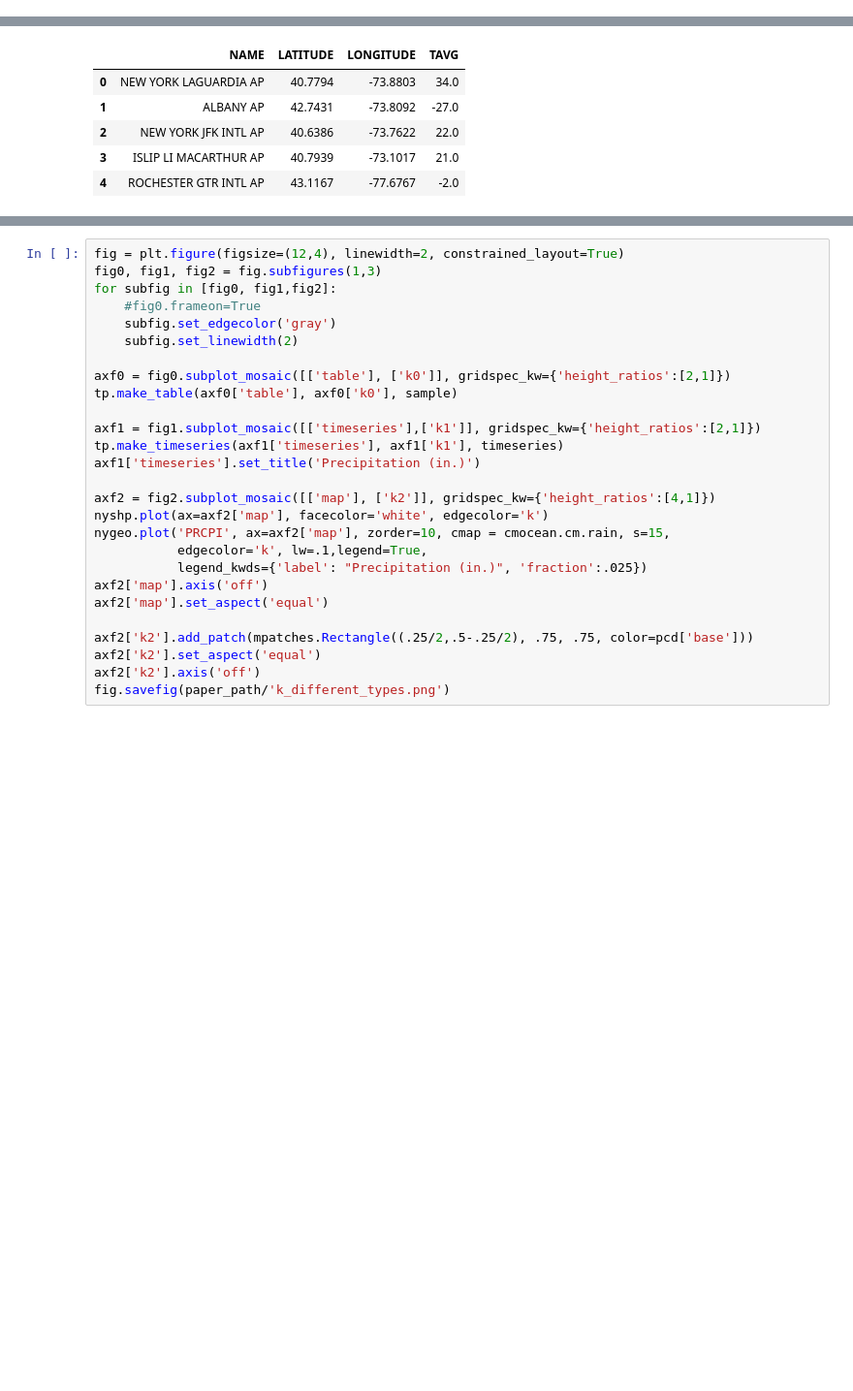
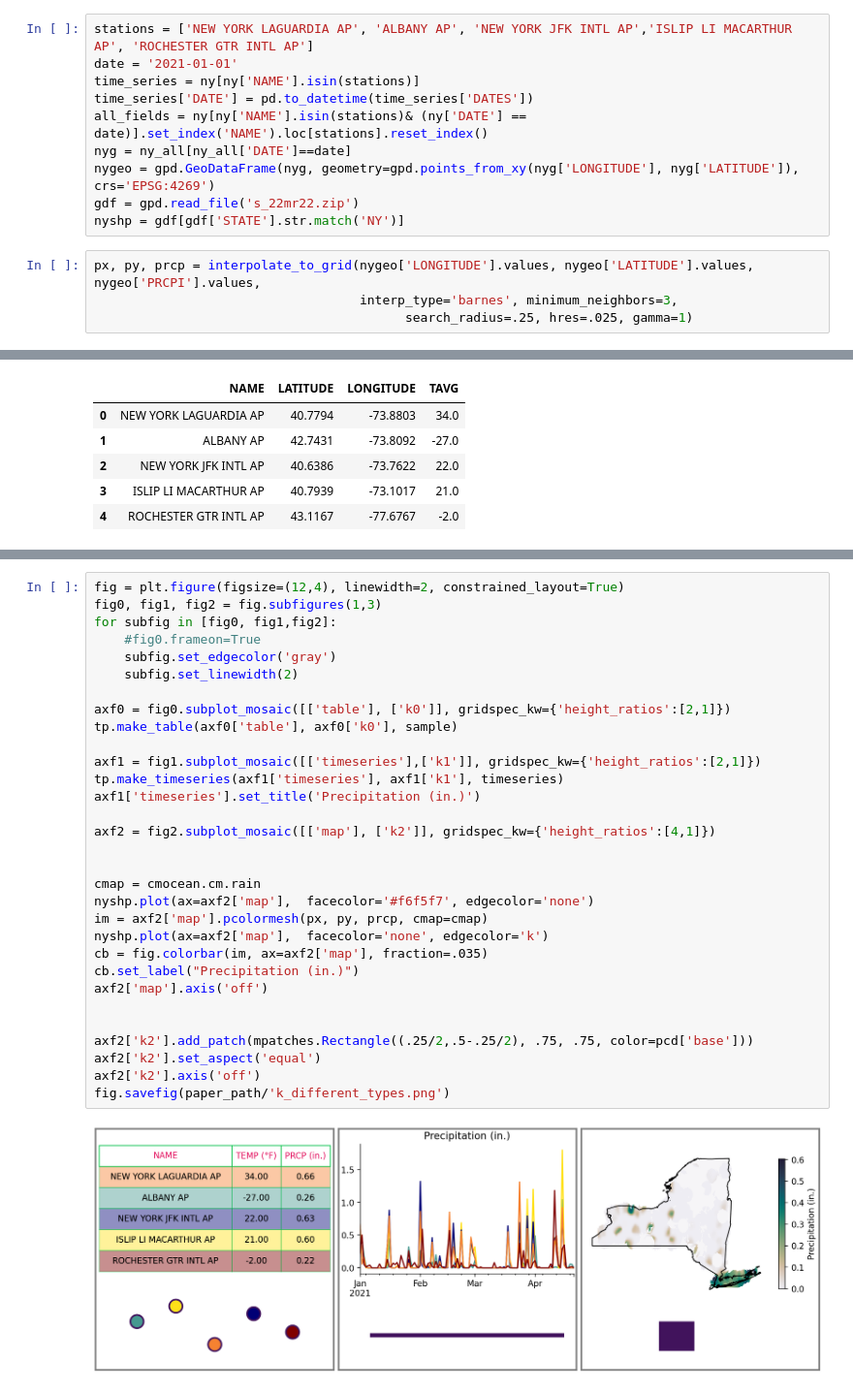
Before and after one commit to story645/team, a Jupyter notebook: paper/figcode/topology.ipynb, the cells around one changed output, grey strips where cells are left out. Shown at 97% size. Drawn from its saved outputs; the diff is of its cells as text; blank space fills up the shorter version.

```diff
--- a/paper/figcode/topology.ipynb
+++ b/paper/figcode/topology.ipynb
@@ -89,3 +73,17 @@ See the caveats in the documentation: https://pandas.pydata.org/pandas-docs/stab
+# %%
+stations = ['NEW YORK LAGUARDIA AP', 'ALBANY AP', 'NEW YORK JFK INTL AP','ISLIP LI MACARTHUR AP', 'ROCHESTER GTR INTL AP']
+date = '2021-01-01'
+time_series = ny[ny['NAME'].isin(stations)]
+time_series['DATE'] = pd.to_datetime(time_series['DATES'])
+all_fields = ny[ny['NAME'].isin(stations)& (ny['DATE'] == date)].set_index('NAME').loc[stations].reset_index()
+nyg = ny_all[ny_all['DATE']==date]
+nygeo = gpd.GeoDataFrame(nyg, geometry=gpd.points_from_xy(nyg['LONGITUDE'], nyg['LATITUDE']), crs='EPSG:4269')
+gdf = gpd.read_file('s_22mr22.zip')
+nyshp = gdf[gdf['STATE'].str.match('NY')]
+# %%
+px, py, prcp = interpolate_to_grid(nygeo['LONGITUDE'].values, nygeo['LATITUDE'].values, nygeo['PRCPI'].values,
+                                   interp_type='barnes', minimum_neighbors=3,
+                                         search_radius=.25, hres=.025, gamma=1)
 # %%
 sample = all_fields[['NAME', 'TEMP (°F)','PRCP (in.)']]
 # %%
@@ -102,28 +104,34 @@ all_fields[['NAME', 'LATITUDE', 'LONGITUDE', 'TAVG']]
 # %%
 fig = plt.figure(figsize=(12,4), linewidth=2, constrained_layout=True)
 fig0, fig1, fig2 = fig.subfigures(1,3)
 for subfig in [fig0, fig1,fig2]:
     #fig0.frameon=True
     subfig.set_edgecolor('gray')
     subfig.set_linewidth(2)
 
 axf0 = fig0.subplot_mosaic([['table'], ['k0']], gridspec_kw={'height_ratios':[2,1]})
 tp.make_table(axf0['table'], axf0['k0'], sample)
 
 axf1 = fig1.subplot_mosaic([['timeseries'],['k1']], gridspec_kw={'height_ratios':[2,1]})
 tp.make_timeseries(axf1['timeseries'], axf1['k1'], timeseries)
 axf1['timeseries'].set_title('Precipitation (in.)')
 
 axf2 = fig2.subplot_mosaic([['map'], ['k2']], gridspec_kw={'height_ratios':[4,1]})
-nyshp.plot(ax=axf2['map'], facecolor='white', edgecolor='k')
-nygeo.plot('PRCPI', ax=axf2['map'], zorder=10, cmap = cmocean.cm.rain, s=15,
-           edgecolor='k', lw=.1,legend=True,
-           legend_kwds={'label': "Precipitation (in.)", 'fraction':.025})
+
+
+cmap = cmocean.cm.rain
+nyshp.plot(ax=axf2['map'],  facecolor='#f6f5f7', edgecolor='none')
+im = axf2['map'].pcolormesh(px, py, prcp, cmap=cmap)
+nyshp.plot(ax=axf2['map'],  facecolor='none', edgecolor='k')
+cb = fig.colorbar(im, ax=axf2['map'], fraction=.035)
+cb.set_label("Precipitation (in.)")
 axf2['map'].axis('off')
-axf2['map'].set_aspect('equal')
+
 
 axf2['k2'].add_patch(mpatches.Rectangle((.25/2,.5-.25/2), .75, .75, color=pcd['base']))
 axf2['k2'].set_aspect('equal')
 axf2['k2'].axis('off')
 fig.savefig(paper_path/'k_different_types.png')
+# %% [output]
+[figure, added]
 # %%
```
Also changed, not shown: parts of 5 cells of this notebook, 1 other file.
